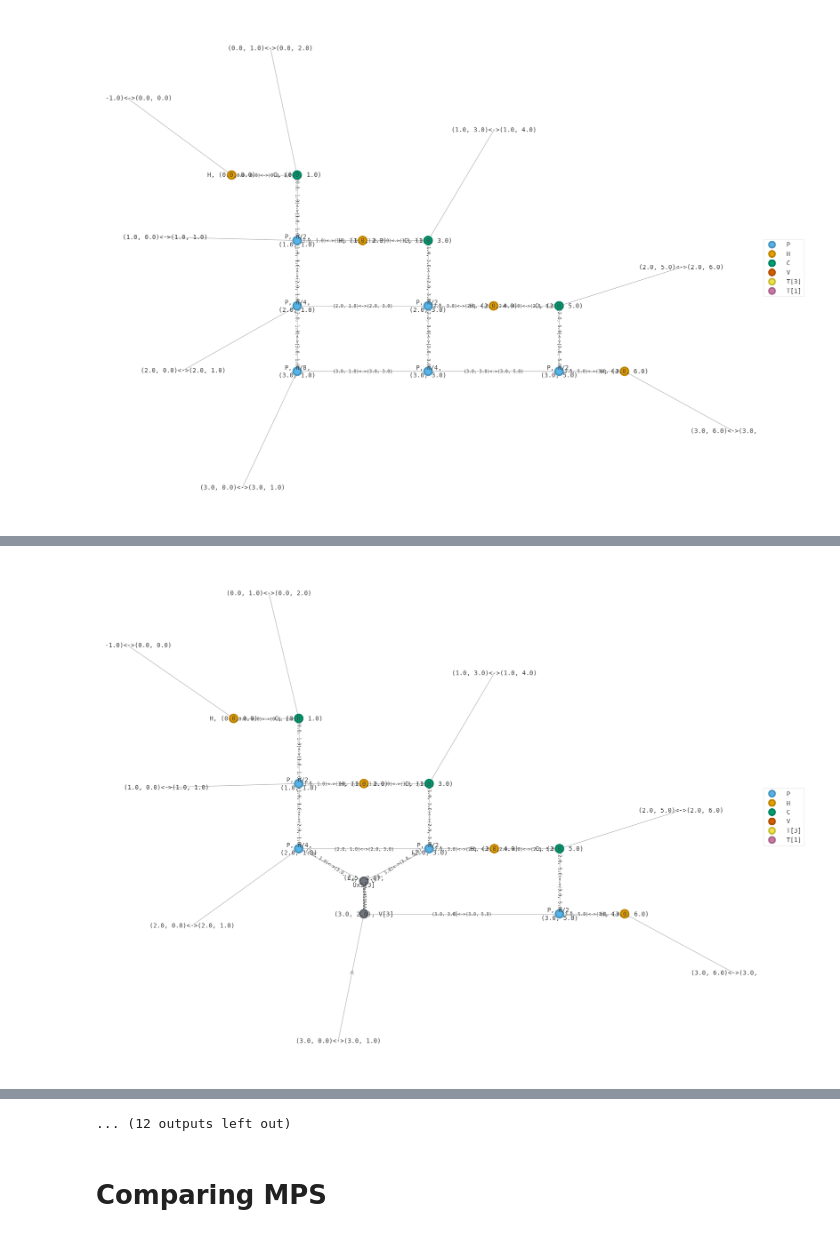
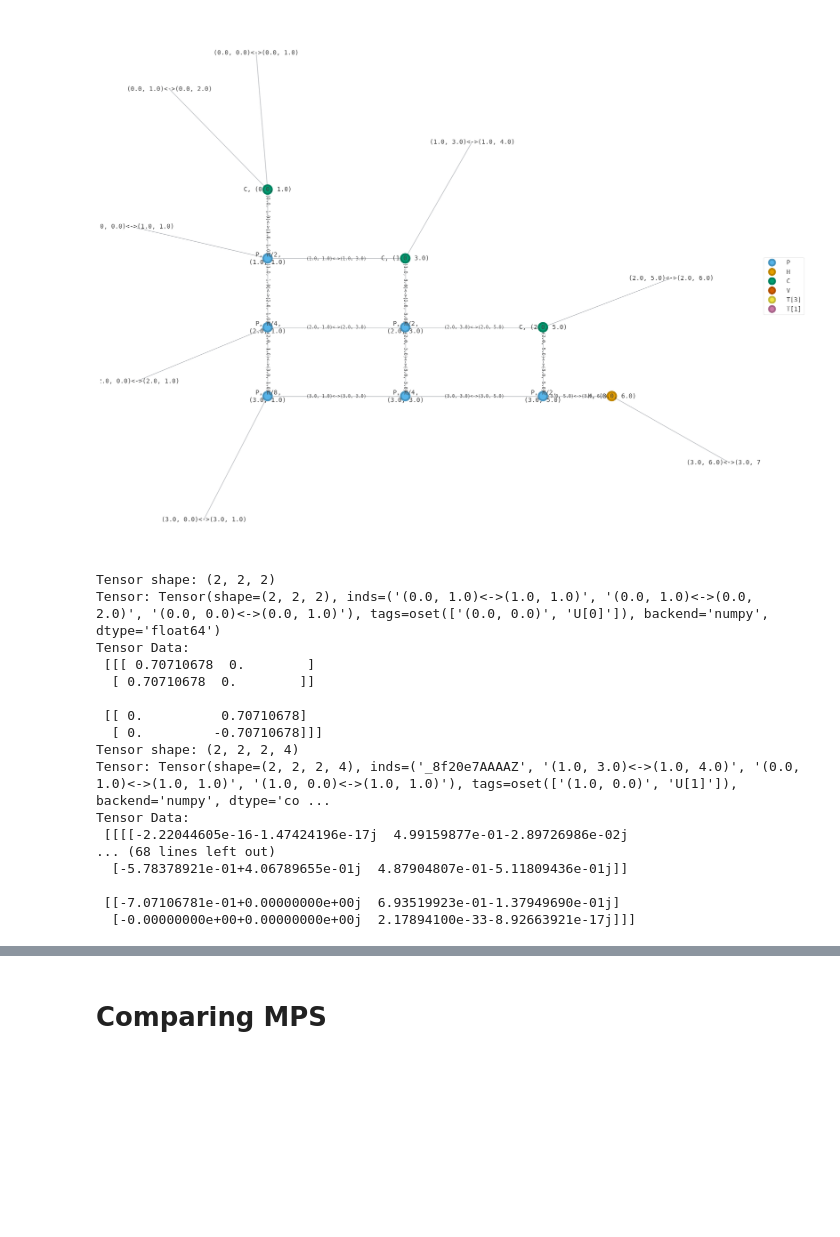
Before and after one commit to the-iron-ryan/MPO_QFT, a Jupyter notebook: QFT_MPO.ipynb, the cells around one changed output, grey strips where cells are left out. Drawn from its saved outputs; the diff is of its cells as text; code cells hidden in the pictures; blank space fills up the shorter version.

Commit message:
Further work to figure out how to get the MPO to work

```diff
--- a/QFT_MPO.ipynb
+++ b/QFT_MPO.ipynb
@@ -8,9 +8,26 @@ from qiskit.visualization import array_to_latex
 # %%
 QFT_MPO = QFT(4)
 QFT_MPO.create_circuit()
 QFT_MPO.draw()
-mpo = QFT_MPO.create_MPO(max_bond_dim=-1, cutoff=1e-15, verbose=True)
+mpo = QFT_MPO.create_MPO(max_bond_dim=-1, cutoff=1e-15, verbose=False, reverse=False)
 
 mpo.draw()
 # %% [output]
-[figure, old version]
+[figure, new version]
+Tensor shape: (2, 2, 2)
+Tensor: Tensor(shape=(2, 2, 2), inds=('(0.0, 1.0)<->(1.0, 1.0)', '(0.0, 1.0)<->(0.0, 2.0)', '(0.0, 0.0)<->(0.0, 1.0)'), tags=oset(['(0.0, 0.0)', 'U[0]']), backend='numpy', dtype='float64')
+Tensor Data:
+ [[[ 0.70710678  0.        ]
+  [ 0.70710678  0.        ]]
+
+ [[ 0.          0.70710678]
+  [ 0.         -0.70710678]]]
+Tensor shape: (2, 2, 2, 4)
+Tensor: Tensor(shape=(2, 2, 2, 4), inds=('_8f20e7AAAAZ', '(1.0, 3.0)<->(1.0, 4.0)', '(0.0, 1.0)<->(1.0, 1.0)', '(1.0, 0.0)<->(1.0, 1.0)'), tags=oset(['(1.0, 0.0)', 'U[1]']), backend='numpy', dtype='co ...
+Tensor Data:
+ [[[[-2.22044605e-16-1.47424196e-17j  4.99159877e-01-2.89726986e-02j
+... (68 lines left out)
+  [-5.78378921e-01+4.06789655e-01j  4.87904807e-01-5.11809436e-01j]]
+
+ [[-7.07106781e-01+0.00000000e+00j  6.93519923e-01-1.37949690e-01j]
+  [-0.00000000e+00+0.00000000e+00j  2.17894100e-33-8.92663921e-17j]]]
@@ -18 +34,0 @@ mpo.draw()
-[figure, removed]
@@ -28,4 +35,3 @@ mpo.draw()
-... (12 outputs left out)
 # %% [markdown]
 # Comparing MPS
 # %%
```
Also changed, not shown: parts of 11 cells of this notebook, 3 other files.
